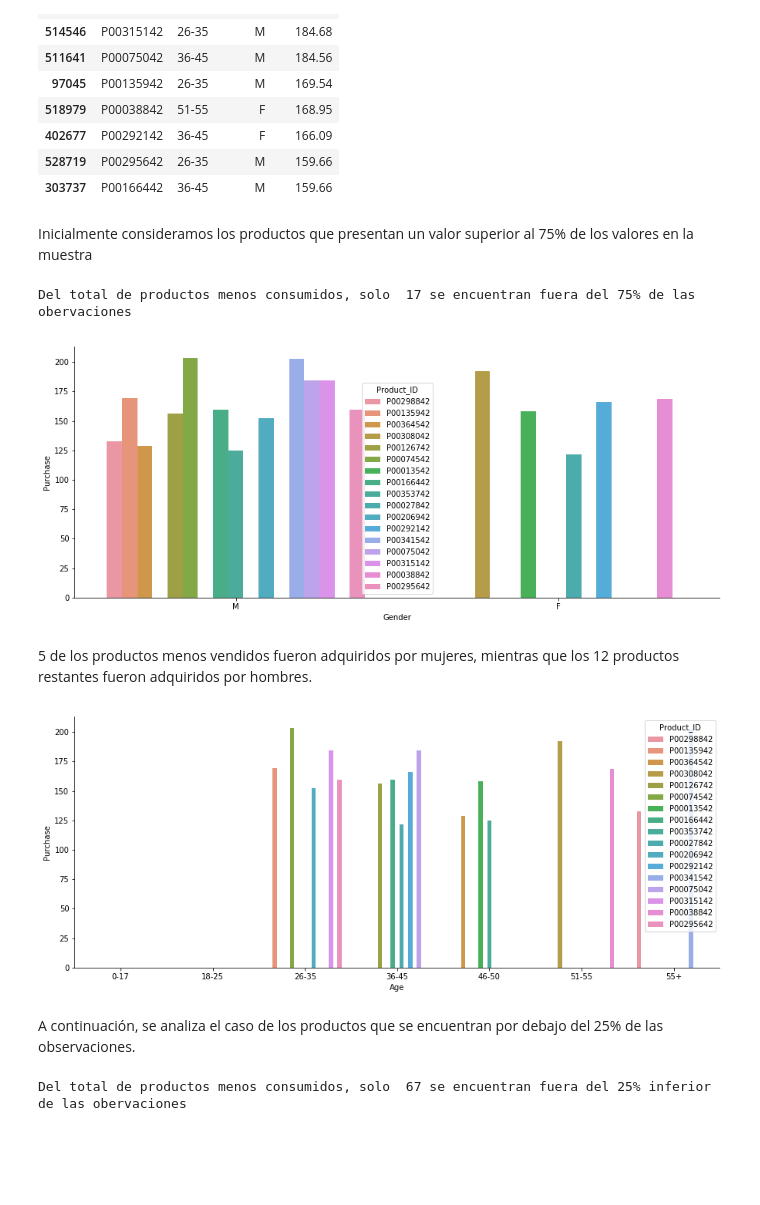
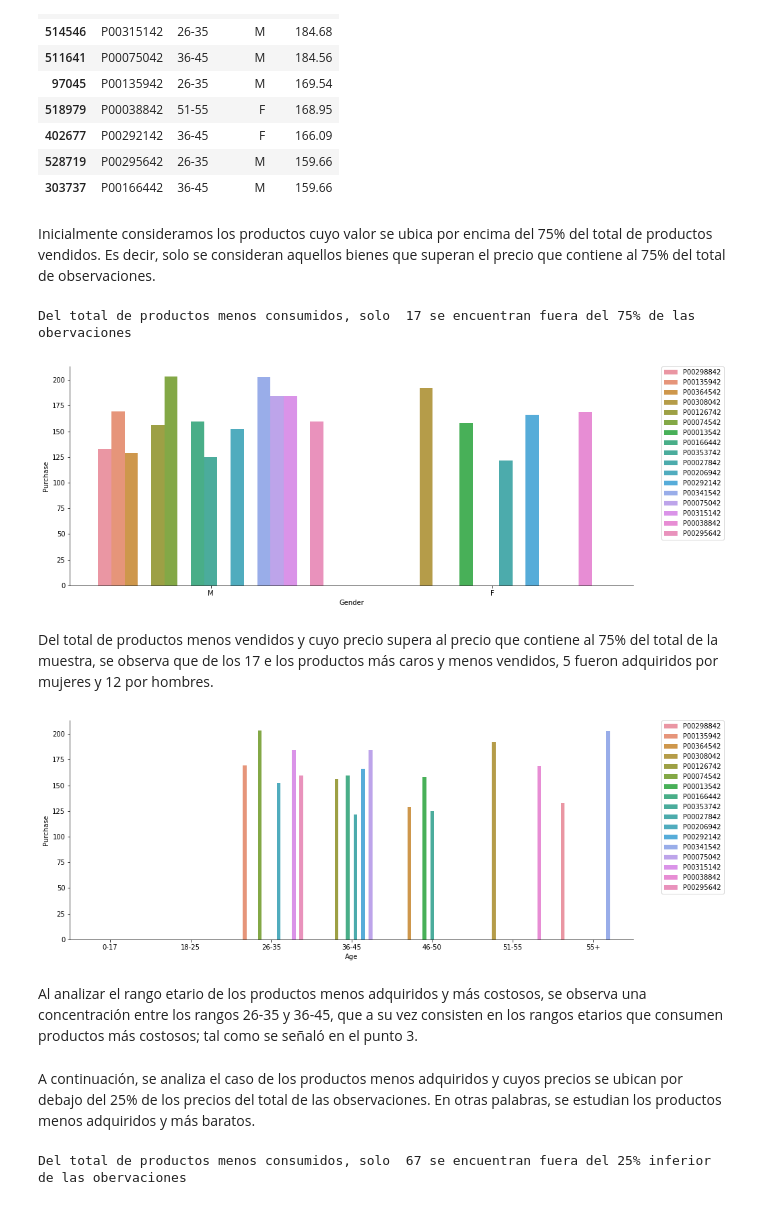
Before and after one commit to valenmongi/Mentoria-DiploDatos, a Jupyter notebook: 00_first_data_exploration.ipynb, the cells around one changed output. Saved outputs shown, nothing was run; the diff lists cells and outputs as text; code cells hidden in the pictures; blank space fills up the shorter version.

```diff
--- a/00_first_data_exploration.ipynb
+++ b/00_first_data_exploration.ipynb
@@ -386,8 +400,8 @@ bottom10.sort_values(by='Purchase', ascending=False)[0:10]
 | 402677 | P00292142 | 36-45 | F | 166.09 |
 | 528719 | P00295642 | 26-35 | M | 159.66 |
 | 303737 | P00166442 | 36-45 | M | 159.66 |
-# %% [markdown]
-Inicialmente consideramos los productos que presentan un valor superior al 75% de los valores en la muestra
+# %% [markdown]
+Inicialmente consideramos los productos cuyo valor se ubica por encima del 75% del total de productos vendidos. Es decir, solo se consideran aquellos bienes que superan el precio que contiene al 75% del total de observaciones.
 # %%
 bottom10_exp = bottom10[bottom10['Purchase'] > q3]
 print('Del total de productos menos consumidos, solo ', len(bottom10_exp), 'se encuentran fuera del 75% de las obervaciones')
@@ -396,21 +410,25 @@ Del total de productos menos consumidos, solo  17 se encuentran fuera del 75% de
 # %%
 plt.pyplot.figure(figsize=(15,6))
 seaborn.barplot(x='Gender', y='Purchase', data=bottom10_exp,
                hue='Product_ID')
+plt.pyplot.legend(bbox_to_anchor=(1.05, 1), loc=2, borderaxespad=0.)
 seaborn.despine()
 # %% [output]
-[figure, old version]
+[figure, new version]
-# %% [markdown]
-5 de los productos menos vendidos fueron adquiridos por mujeres, mientras que los 12 productos restantes fueron adquiridos por hombres.
+# %% [markdown]
+Del total de productos menos vendidos y cuyo precio supera al precio que contiene al 75% del total de la muestra, se observa que de los 17 e los productos más caros y menos vendidos, 5 fueron adquiridos por mujeres y 12 por hombres.
 # %%
 plt.pyplot.figure(figsize=(15,6))
 seaborn.barplot(x='Age', y='Purchase', data=bottom10_exp,
                hue='Product_ID', order=order)
+plt.pyplot.legend(bbox_to_anchor=(1.05, 1), loc=2, borderaxespad=0.)
 seaborn.despine()
 # %% [output]
-[figure, old version]
+[figure, new version]
+# %% [markdown]
+Al analizar el rango etario de los productos menos adquiridos y más costosos, se observa una concentración entre los rangos 26-35 y 36-45, que a su vez consisten en los rangos etarios que consumen productos más costosos; tal como se señaló en el punto 3.
 # %% [markdown]
-A continuación, se analiza el caso de los productos que se encuentran por debajo del 25% de las observaciones.
+A continuación, se analiza el caso de los productos menos adquiridos y cuyos precios se ubican por debajo del 25% de los precios del total de las observaciones. En otras palabras, se estudian los productos menos adquiridos y más baratos.
 # %%
 bottom10_chp = bottom10[bottom10['Purchase'] < q1]
 print('Del total de productos menos consumidos, solo ', len(bottom10_chp), 'se encuentran fuera del 25% inferior de las obervaciones')
```
Also changed, not shown: parts of 31 cells of this notebook.
